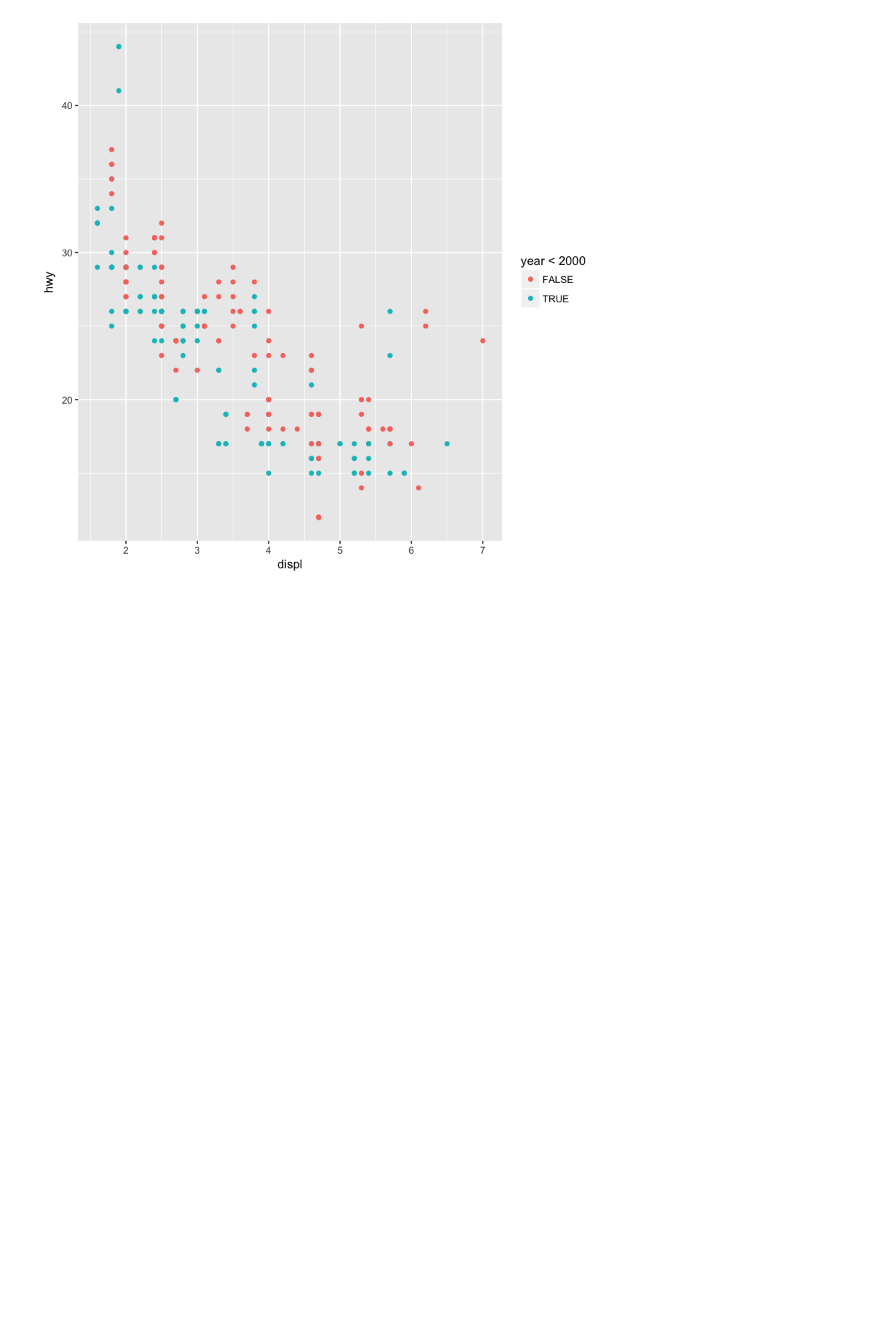
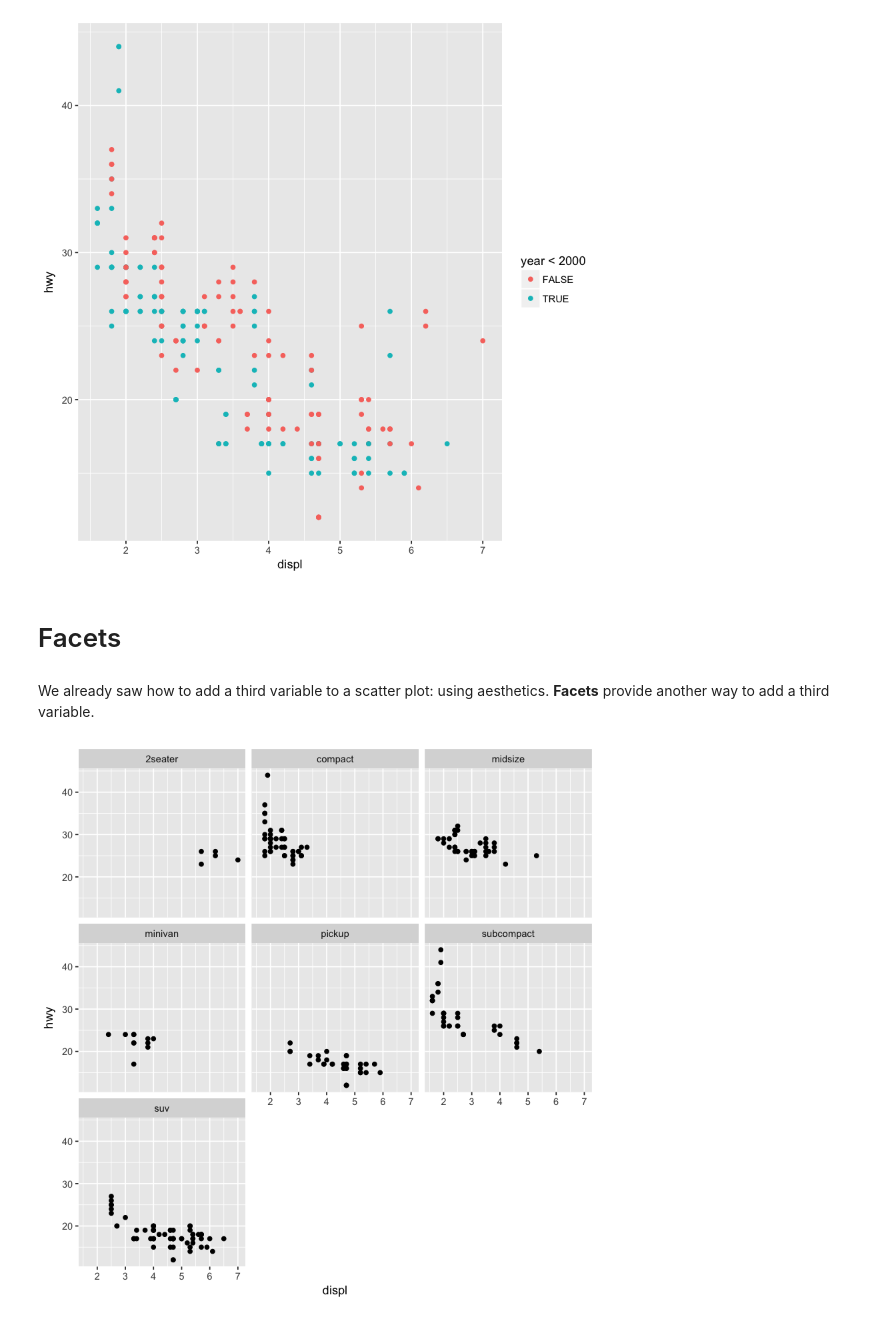
Before and after one commit to ambujtewari/stats306-fall2017, a Jupyter notebook: Lecture01.ipynb, the cells around one changed output. Drawn from its saved outputs; the diff is of its cells as text; code cells hidden in the pictures; blank space fills up the shorter version.

```diff
--- a/Lecture01.ipynb
+++ b/Lecture01.ipynb
@@ -111,3 +122,13 @@ ggplot(data = mpg) +
     geom_point(mapping = aes(x = displ, y = hwy, color = year < 2000))
 # %% [output]
 [figure]
+# %% [markdown]
+# Facets
+# %% [markdown]
+We already saw how to add a third variable to a scatter plot: using aesthetics. **Facets** provide another way to add a third variable.
+# %%
+ggplot(data = mpg) +
+  geom_point(mapping = aes(x = displ, y = hwy)) +
+  facet_wrap(~ class) # The ~ operator creates an R formula
+# %% [output]
+[figure, added]
```
Also changed, not shown: parts of 17 cells of this notebook.
